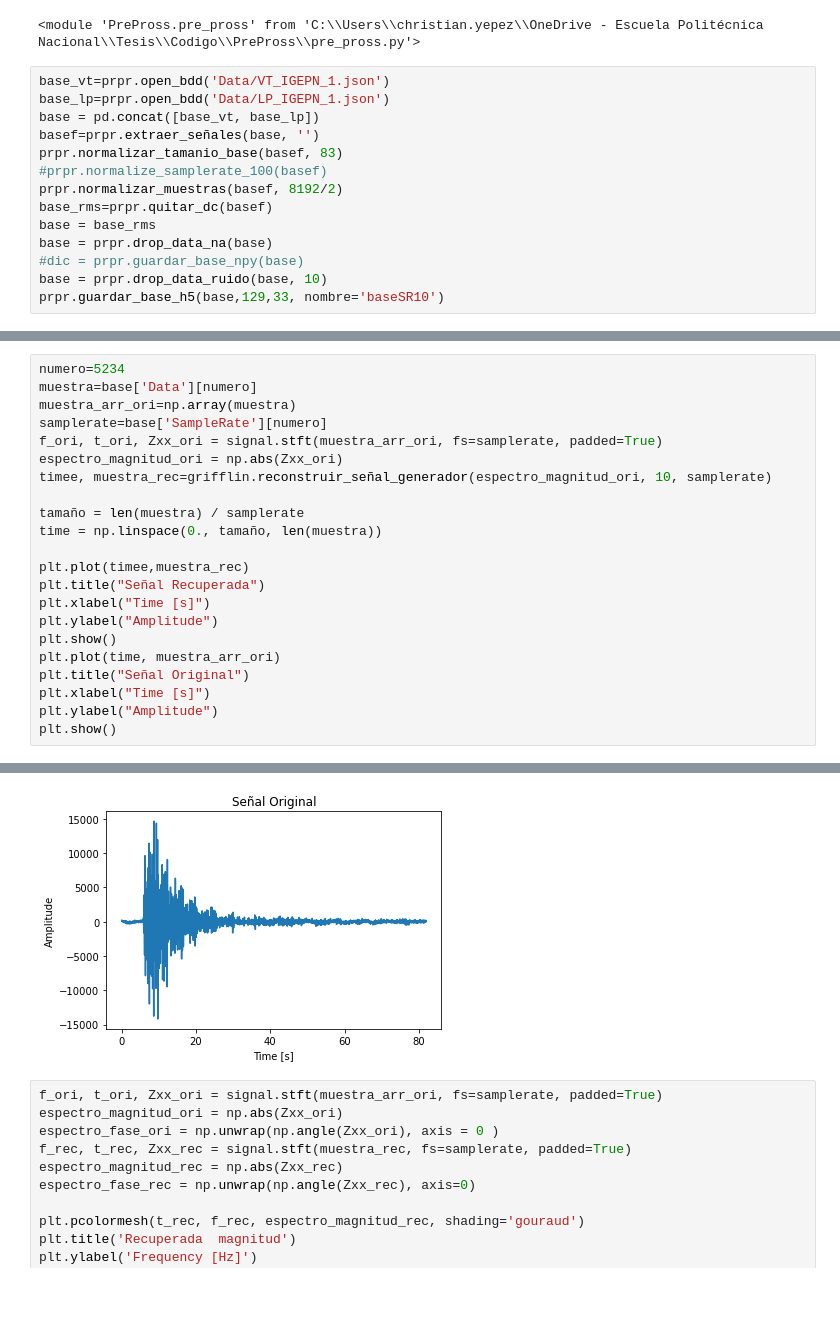
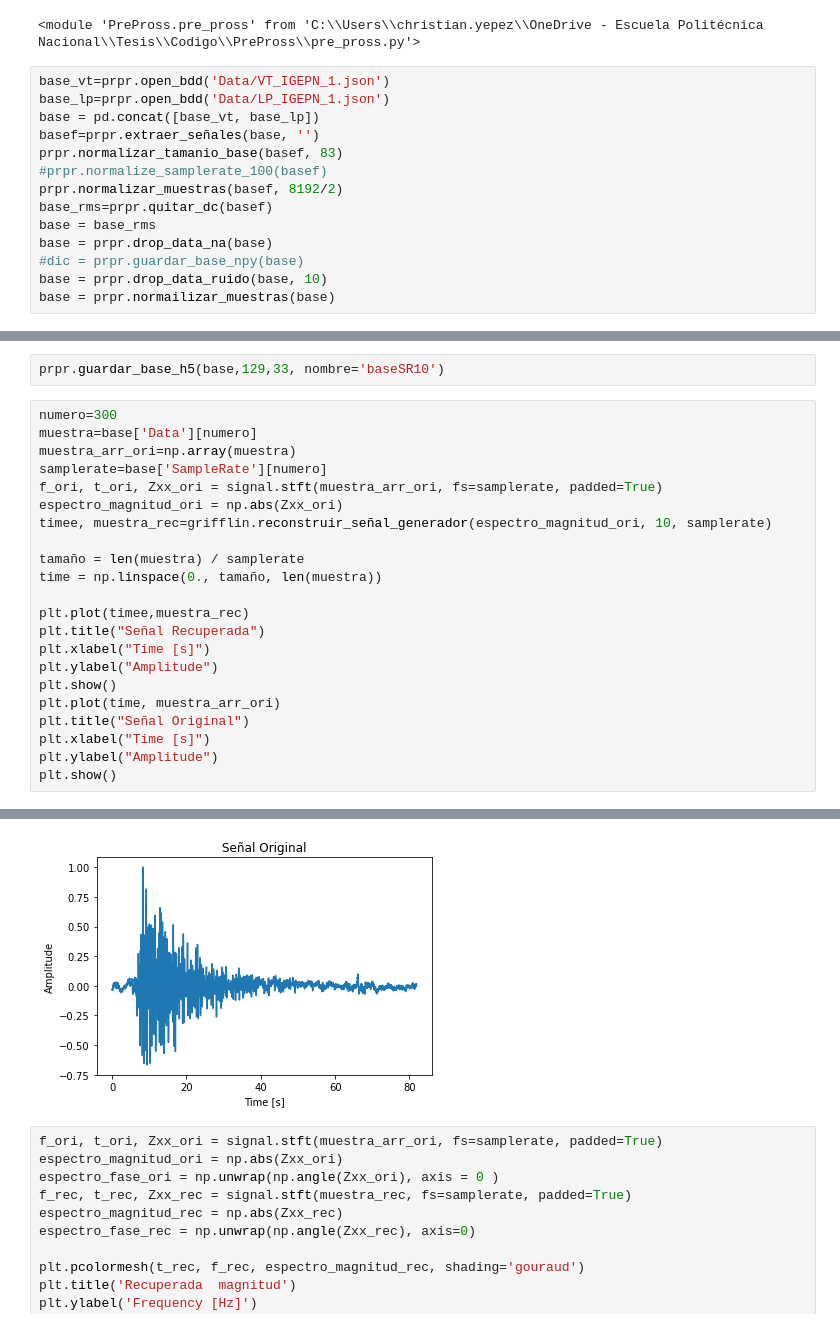
Before and after one commit to chrisnar16/RedVolcanica, a Jupyter notebook: PrePross.ipynb, the cells around one changed output, grey strips where cells are left out. Saved outputs shown, nothing was run; the diff lists cells and outputs as text; blank space fills up the shorter version.

```diff
--- a/PrePross.ipynb
+++ b/PrePross.ipynb
@@ -24,7 +24,7 @@ base = base_rms
 base = prpr.drop_data_na(base)
 #dic = prpr.guardar_base_npy(base)
 base = prpr.drop_data_ruido(base, 10)
-prpr.guardar_base_h5(base,129,33, nombre='baseSR10')
+base = prpr.normailizar_muestras(base)
 # %% [output]
 A value is trying to be set on a copy of a slice from a DataFrame
 
@@ -46,5 +63,7 @@ See the caveats in the documentation: https://pandas.pydata.org/pandas-docs/stab
+# %%
+prpr.guardar_base_h5(base,129,33, nombre='baseSR10')
 # %%
-numero=5234
+numero=300
 muestra=base['Data'][numero]
 muestra_arr_ori=np.array(muestra)
 samplerate=base['SampleRate'][numero]
@@ -70,4 +89,4 @@ plt.show()
-[figure, old version]
+[figure, new version]
 # %%
 f_ori, t_ori, Zxx_ori = signal.stft(muestra_arr_ori, fs=samplerate, padded=True)
 espectro_magnitud_ori = np.abs(Zxx_ori)
```
Also changed, not shown: parts of 2 cells of this notebook, 1 other file.
